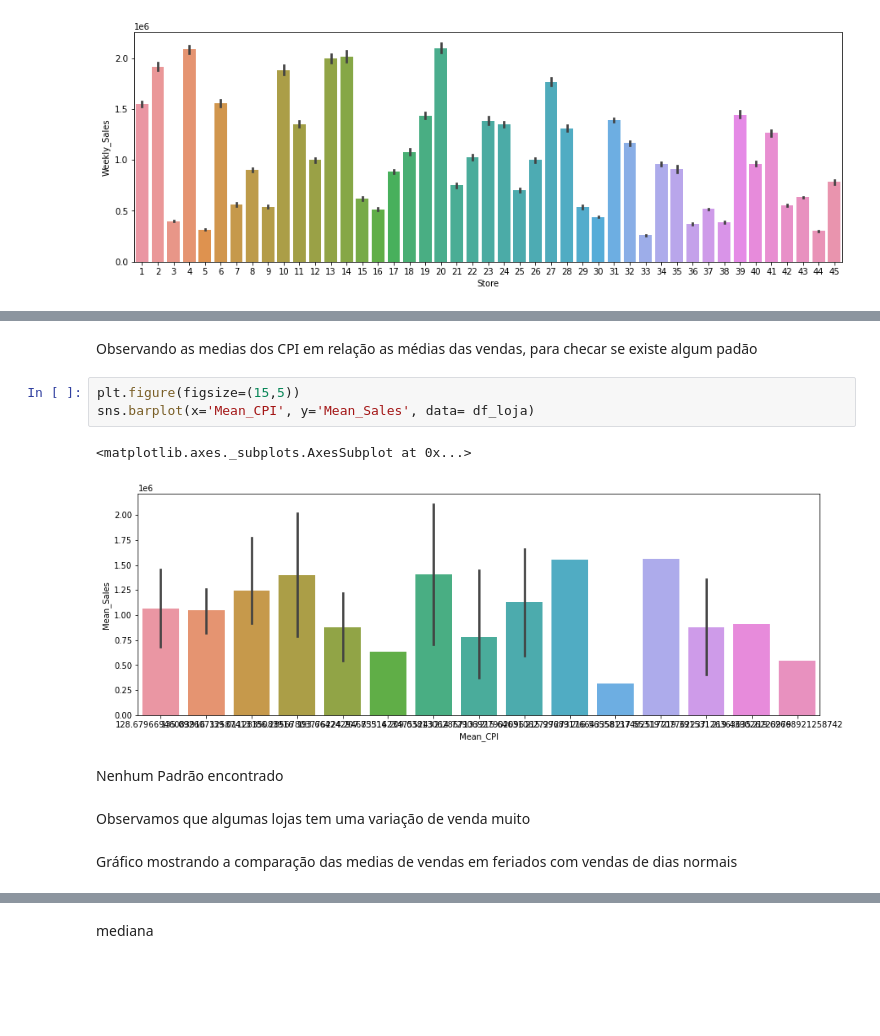
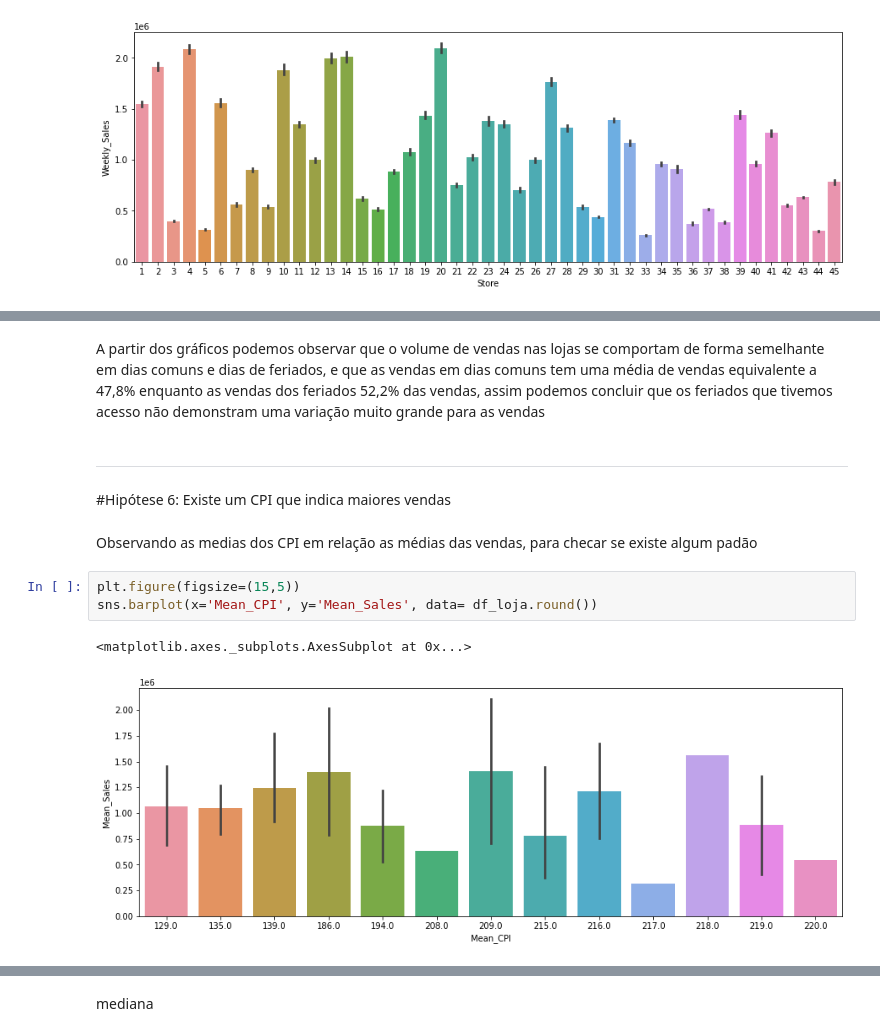
Before and after one commit to GingerLeh/deliverable-2, a Jupyter notebook: Deliverable2_grupo21_dex04.ipynb, the cells around one changed output, grey strips where cells are left out. Drawn from its saved outputs; the diff is of its cells as text; blank space fills up the shorter version.

```diff
--- a/Deliverable2_grupo21_dex04.ipynb
+++ b/Deliverable2_grupo21_dex04.ipynb
@@ -455,14 +541,14 @@ sns.barplot(x='Store', y='Weekly_Sales', data=df[df['Holiday_Flag']==0])
+# %% [markdown]
+A partir dos gráficos podemos observar que o volume de vendas nas lojas se comportam de forma semelhante em dias comuns e dias de feriados, e que as vendas em dias comuns tem uma média de vendas equivalente a 47,8% enquanto as vendas dos feriados 52,2% das vendas, assim podemos concluir que os feriados que tivemos acesso não demonstram uma variação muito grande para as vendas
+# %% [markdown]
+---
+# %% [markdown]
+#Hipótese 6: Existe um CPI que indica maiores vendas
 # %% [markdown]
 Observando as medias dos CPI em relação as médias das vendas, para checar se existe algum padão
 # %%
 plt.figure(figsize=(15,5))
-sns.barplot(x='Mean_CPI', y='Mean_Sales', data= df_loja)
+sns.barplot(x='Mean_CPI', y='Mean_Sales', data= df_loja.round())
 # %% [output]
 <matplotlib.axes._subplots.AxesSubplot at 0x...>
-[figure, old version]
+[figure, new version]
-# %% [markdown]
-Nenhum Padrão encontrado
-# %% [markdown]
-Observamos que algumas lojas tem uma variação de venda muito
-# %% [markdown]
-Gráfico mostrando a comparação das medias de vendas em feriados com vendas de dias normais
```
Also changed, not shown: parts of 76 cells of this notebook.
